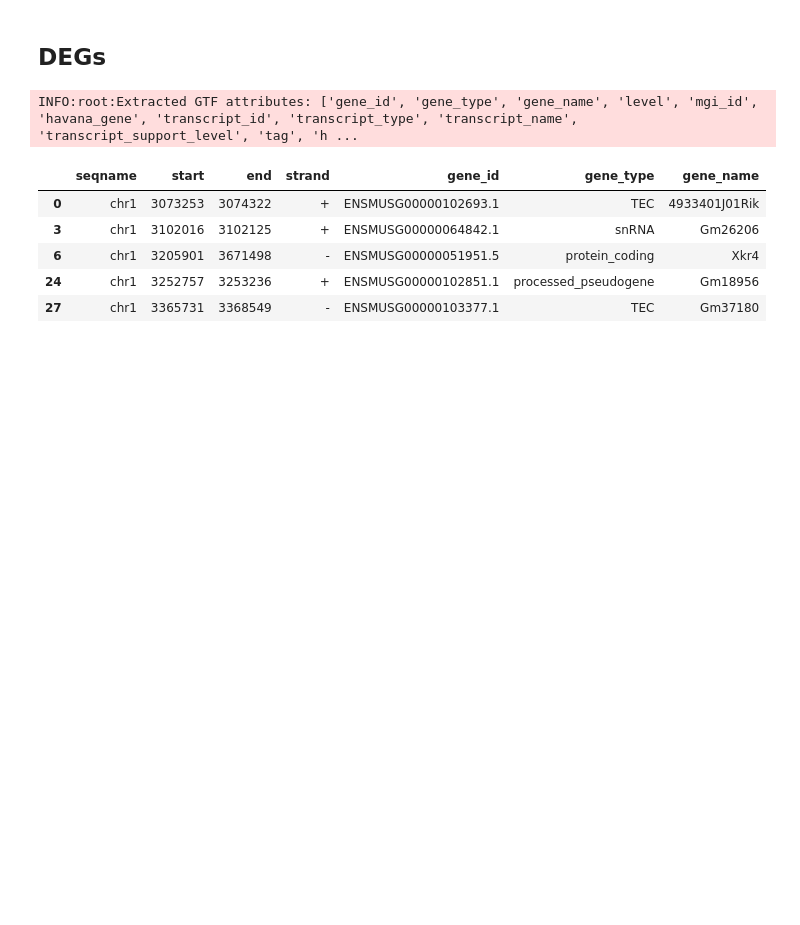
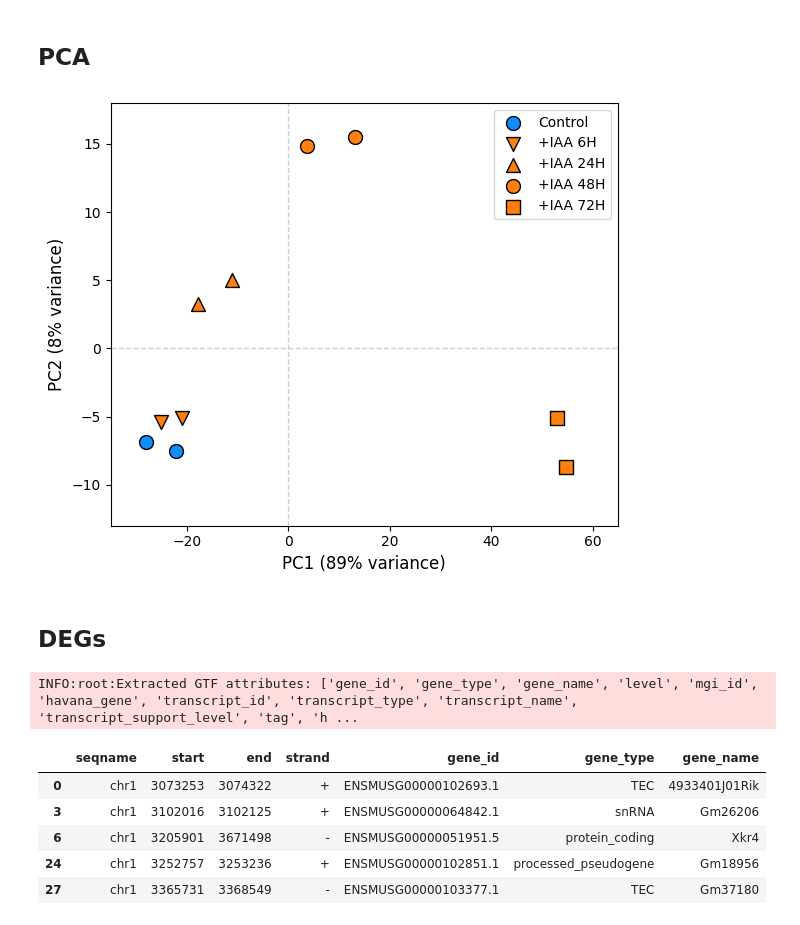
Before and after one commit to magnitov/fountains, a Jupyter notebook: 08_degs_wapl_ctcf.ipynb, the cells around one changed output. Saved outputs shown, nothing was run; the diff lists cells and outputs as text; code cells hidden in the pictures; blank space fills up the shorter version.

```diff
--- a/08_degs_wapl_ctcf.ipynb
+++ b/08_degs_wapl_ctcf.ipynb
@@ -12,6 +13,36 @@ import warnings
 warnings.filterwarnings('ignore')
 from scipy.stats import zscore, spearmanr, mannwhitneyu
 from statsmodels.stats.multitest import fdrcorrection
+# %% [markdown]
+## PCA
+# %%
+pca = pd.read_csv('/DATA/users/magnitov/wapl_ctcf/rnaseq/degs/pca_values.txt', sep = '\s+')
+
+plt.figure(figsize = (6, 5))
+
+plt.scatter(pca[pca['group'] == '0H']['PC1'], pca[pca['group'] == '0H']['PC2'], label = 'Control',
+            edgecolor = 'k', marker = 'o', s = 100, color = '#0E8DFF')
+plt.scatter(pca[pca['group'] == '6H']['PC1'], pca[pca['group'] == '6H']['PC2'], label = '+IAA 6H',
+            edgecolor = 'k', marker = 'v', s = 100, color = '#FF800E')
+plt.scatter(pca[pca['group'] == '24H']['PC1'], pca[pca['group'] == '24H']['PC2'], label = '+IAA 24H',
+            edgecolor = 'k', marker = '^', s = 100, color = '#FF800E')
+plt.scatter(pca[pca['group'] == '48H']['PC1'], pca[pca['group'] == '48H']['PC2'], label = '+IAA 48H',
+            edgecolor = 'k', marker = 'o', s = 100, color = '#FF800E')
+plt.scatter(pca[pca['group'] == '96H']['PC1'], pca[pca['group'] == '96H']['PC2'], label = '+IAA 72H',
+            edgecolor = 'k', marker = 's', s = 100, color = '#FF800E')
+plt.legend()
+plt.axhline(0, color = '#CCCCCC', lw = 1, ls = '--')
+plt.axvline(0, color = '#CCCCCC', lw = 1, ls = '--')
+plt.xlabel('PC1 (89% variance)', fontsize = 12)
+plt.ylabel('PC2 (8% variance)', fontsize = 12)
+plt.xlim((-35, 65))
+plt.ylim((-13, 18))
+
+plt.tight_layout()
+plt.savefig('/DATA/users/magnitov/wapl_ctcf/figures/rnaseq_pca.pdf', bbox_inches = 'tight')
+plt.show()
+# %% [output]
+[figure, added]
 # %% [markdown]
 ## DEGs
 # %%
```
Also changed, not shown: parts of 35 cells of this notebook, 1 other file.
